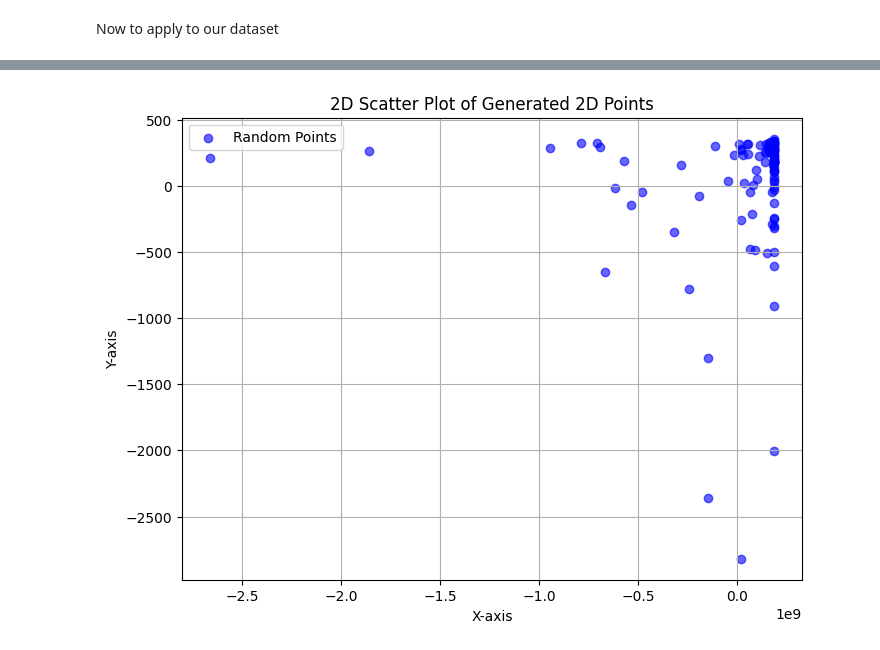
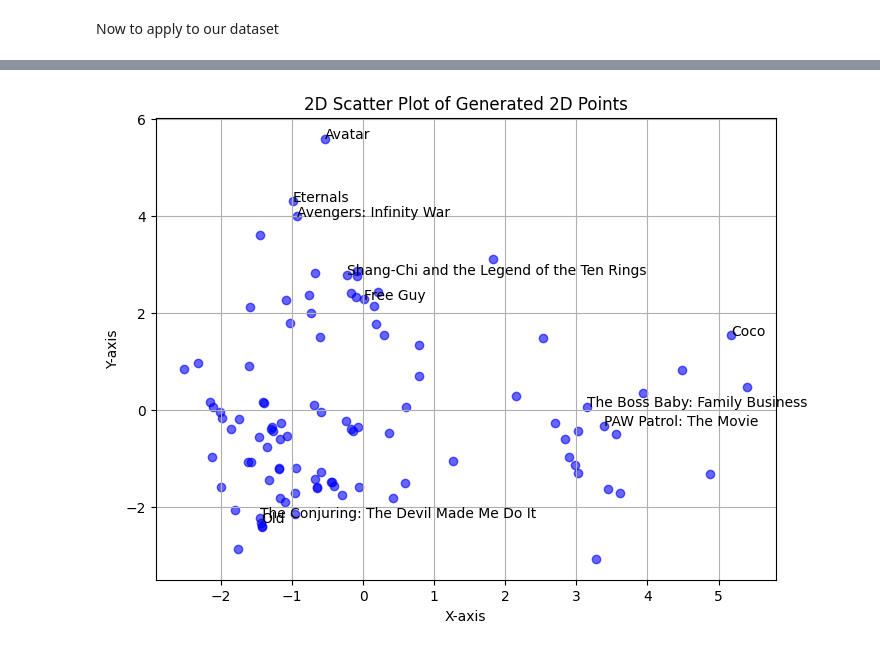
Before and after one commit to ayuan1114/535-mds-project, a Jupyter notebook: model.ipynb, the cells around one changed output, grey strips where cells are left out. Saved outputs shown, nothing was run; the diff lists cells and outputs as text; code cells hidden in the pictures.

Commit message:
add movie labels and normalize

```diff
--- a/model.ipynb
+++ b/model.ipynb
@@ -149,6 +153,5 @@ all_lang = list(all_lang)
 # %%
-print(movies.iloc[0])
-def construct_vec(movie):
+def construct_vec(movie, all_genres, all_lang):
     toRet = []
     toRet.append(movie['popularity'])
     toRet.append(movie['runtime'])
@@ -166,7 +169,6 @@ def construct_vec(movie):
         else:
             toRet.append(0)
     return np.array(toRet)
-print(construct_vec(movies.iloc[0]))
 
 def sampled_vecs(movies, num=100, rand=False):
     inds = []
@@ -174,9 +176,28 @@ def sampled_vecs(movies, num=100, rand=False):
         inds = list(range(7071))
         random.shuffle(inds)
         inds = inds[:num]
-        print(inds)
     else:
         inds = list(range(num))
-    mov_data = [construct_vec(movies.iloc[i]) for i in inds]
-    mov_names = [movies.iloc[i]['original_title'] for i in inds]
-    return np.array(mov_data), mov_names
+
+    sample = movies.iloc[inds]
+
+    #find all genres present in our sample
+    all_genres = set()
+    for genres in sample['genre']:
+        parsed = genres.split('\'')
+        for genre in parsed[1::2]:
+            all_genres.add(genre)
+    all_genres = list(all_genres)
+
+    #find all lagnuages present in our sample
+    all_lang = set()
+    for lang in sample['original_language']:
+        all_lang.add(lang)
+    all_lang = list(all_lang)
+
+    mov_data = np.array([construct_vec(movies.iloc[i], all_genres, all_lang) for i in inds])
+    #normalize
+    normalized_data = (mov_data - mov_data.mean(axis=0)) / mov_data.std(axis=0)
+    normalized_data += normalized_data.max(axis=0)
+    mov_names = {movies.iloc[inds[i]]['original_title']:i for i in range(len(inds))}
+    return normalized_data, mov_names
@@ -201,9 +204,6 @@ runtime                                                          157.0
 # %%
-mov_data, mov_names = sampled_vecs(movies)
+mov_data, mov_ind = sampled_vecs(movies)
 
 print(mov_data)
-print(mov_names)
-
-inf_pts = get_mds_points(mov_data)
-print(inf_pts)
+print(mov_ind)
 # %% [output]
@@ -227,14 +248,19 @@ print(inf_pts)
 # %%
 x = inf_pts[:, 0]
 y = inf_pts[:, 1]
+
+movs_to_show = ["Avatar", "Coco", "Avengers: Infinity War", "Eternals", "Free Guy",
+                "The Boss Baby: Family Business", "PAW Patrol: The Movie", "Shang-Chi and the Legend of the Ten Rings", "Old",
+                "The Conjuring: The Devil Made Me Do It"]
 
 plt.figure(figsize=(8, 6))
 plt.scatter(x, y, color='blue', alpha=0.6, label='Random Points')
 plt.title("2D Scatter Plot of Generated 2D Points")
 plt.xlabel("X-axis")
 plt.ylabel("Y-axis")
+for mov in movs_to_show:
+    plt.annotate(mov, (x[mov_ind[mov]], y[mov_ind[mov]]))
 plt.grid(True)
-plt.legend()
 plt.show()
 # %% [output]
-[figure, old version]
+[figure, new version]
```
Also changed, not shown: parts of 6 cells of this notebook.
